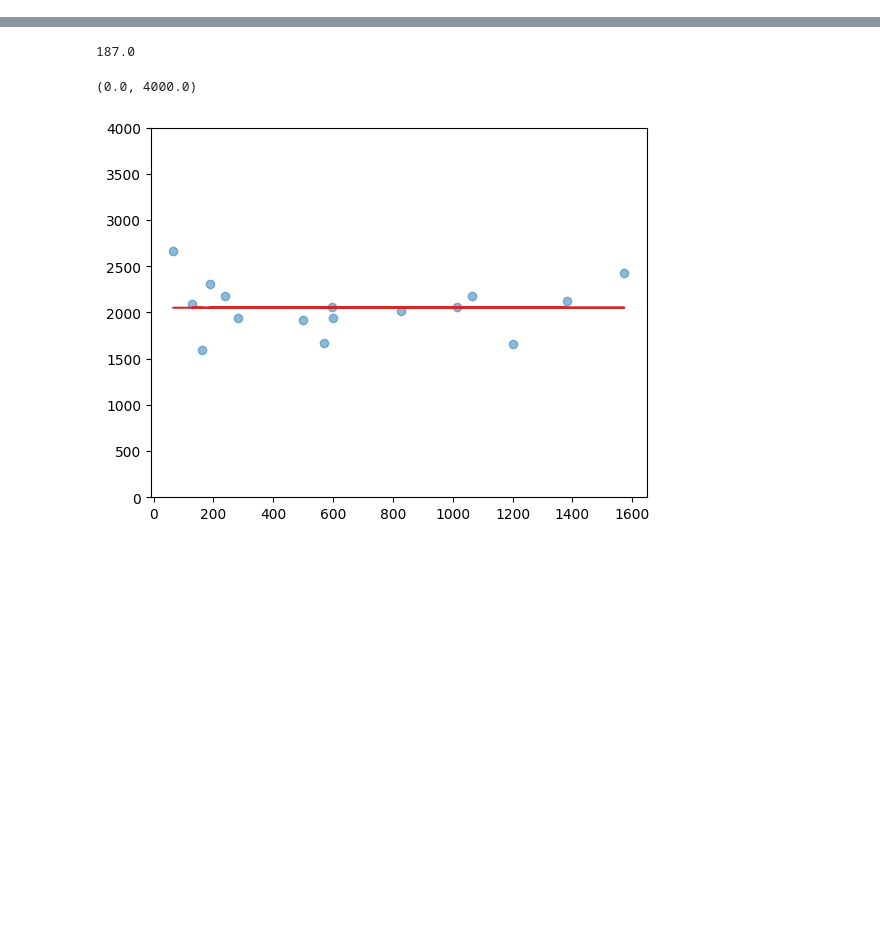
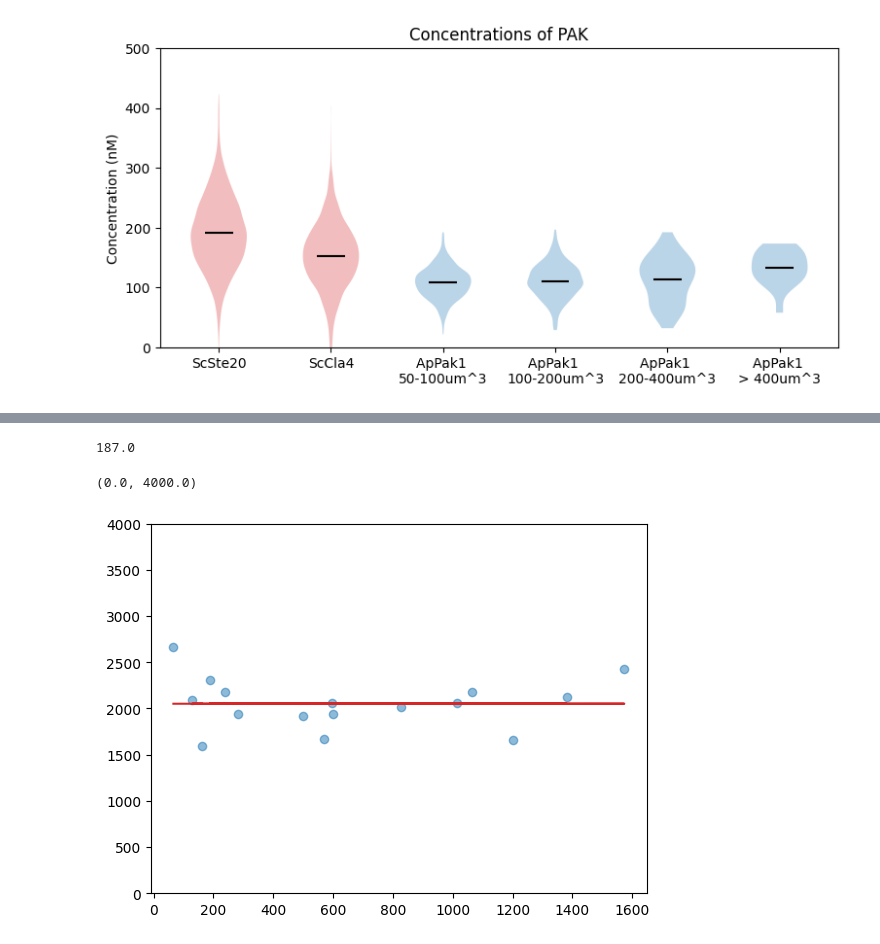
Before and after one commit to crockeraw/PolarityProject, a Jupyter notebook: proj/fig2-concentrations/notebooks/cellpose_brightness.ipynb, the cells around one changed output, grey strips where cells are left out. Cells and saved outputs as stored; diff of their text form; code cells hidden in the pictures; blank space fills up the shorter version.

```diff
--- a/proj/fig2-concentrations/notebooks/cellpose_brightness.ipynb
+++ b/proj/fig2-concentrations/notebooks/cellpose_brightness.ipynb
@@ -8,0 +135,100 @@ import glob
+# %%
+pixelX = 2138
+micronX = 212.13
+pix_to_um = micronX/pixelX
+
+def get_median(m, im):
+    return np.median(im)
+
+meds = []
+vols = []
+for f in glob.glob("../data/2024_09_10-NiceImgs/Ap4*.npy"):
+    dat = np.load(f, allow_pickle=True).item()
+    labels = dat["masks"]
+    img = io.imread(f.replace("_seg.npy", ".tif"))
+    props = regionprops_table(
+        labels, img,
+        properties=('intensity_mean', 'axis_major_length', 'axis_minor_length'),
+        extra_properties=(get_median,)
+        )
+    meds.append(props["get_median"])
+    v = props["axis_major_length"] * props["axis_minor_length"]**2 * (4/3)*(0.5**3)*np.pi
+    vols.append(v*pix_to_um**3)
+
+meds = np.concatenate(meds)
+
+meds = meds - background
+
+remove_dead_and_background = np.multiply(meds < np.mean(meds)+2*np.std(meds), meds > np.mean(meds)-2*np.std(meds))
+meds = meds[remove_dead_and_background]
+
+vols = np.concatenate(vols)
+vols = vols[remove_dead_and_background]
+yeast_only = np.multiply(50 < vols, vols < 100)
+meds = meds * bright_to_conc # conversion factor based on FCS conc meas Ap4
+
+scmeds = []
+scvols = []
+for f in glob.glob("../data/2024_09_10-NiceImgs/Sc4*.npy"):
+    dat = np.load(f, allow_pickle=True).item()
+    labels = dat["masks"]
+    img = io.imread(f.replace("_seg.npy", ".tif"))
+    props = regionprops_table(
+        labels, img,
+        properties=('intensity_mean', 'axis_major_length', 'axis_minor_length'),
+        extra_properties=(get_median,)
+        )
+    scmeds.append(props["get_median"])
+    v = props["axis_major_length"] * props["axis_minor_length"]**2 * (4/3)*(0.5**3)*np.pi
+    scvols.append(v*pix_to_um**3)
+
+scmeds = np.concatenate(scmeds) - background
+
+sc_remove_dead_and_background = np.multiply(scmeds < np.mean(scmeds)+2*np.std(scmeds), scmeds > np.mean(scmeds)-2*np.std(scmeds))
+scmeds = scmeds[sc_remove_dead_and_background] * bright_to_conc * 2 # Double becuase is het for probe
+scvols = np.concatenate(scvols)[sc_remove_dead_and_background]
+
+scmeds2 = []
+scvols2 = []
+for f in glob.glob("../data/2024_09_10-NiceImgs/Sc5*.npy"):
+    dat = np.load(f, allow_pickle=True).item()
+    labels = dat["masks"]
+    img = io.imread(f.replace("_seg.npy", ".tif"))
+    props = regionprops_table(
+        labels, img,
+        properties=('intensity_mean', 'axis_major_length', 'axis_minor_length'),
+        extra_properties=(get_median,)
+        )
+    scmeds2.append(props["get_median"])
+    v = props["axis_major_length"] * props["axis_minor_length"]**2 * (4/3)*(0.5**3)*np.pi
+    scvols2.append(v*pix_to_um**3)
+
+scmeds2 = np.concatenate(scmeds2) - background
+
+sc_remove_dead_and_background = np.multiply(scmeds2 < np.mean(scmeds2)+2*np.std(scmeds2), scmeds2 > np.mean(scmeds2)-2*np.std(scmeds2))
+scmeds2 = scmeds2[sc_remove_dead_and_background] * bright_to_conc * 2 # Double becuase is het for probe
+scvols2 = np.concatenate(scvols2)[sc_remove_dead_and_background]
+
+
+fig, ax = plt.subplots(figsize=(9, 4))
+set1 = meds[np.multiply(vols > 50, vols <100)]
+set2 = meds[np.multiply(vols > 100, vols <200)]
+set3 = meds[np.multiply(vols > 200, vols <400)]
+set4 = meds[vols > 400]
+
+sets = [scmeds,scmeds2,set1,set2,set3,set4]
+parts = ax.violinplot(
+        sets, showmeans=True, showmedians=False,
+        showextrema=False)
+parts["bodies"][0].set_facecolor("C03")
+parts["bodies"][1].set_facecolor("C03")
+parts["cmeans"].set_edgecolor("black")
+labels = ["ScSte20", "ScCla4", "ApPak1 \n50-100um^3", "ApPak1 \n100-200um^3", "ApPak1 \n200-400um^3", "ApPak1 \n> 400um^3"]
+ax.set_xticks([1,2,3,4,5,6])
+ax.set_xticklabels(labels)
+ax.set_ylabel("Concentration (nM)")
+ax.set_ylim(0,500)
+plt.title("Concentrations of PAK")
+plt.savefig("../figures/conc_Pak.png")
+# %% [output]
+[figure, added]
```
Also changed, not shown: parts of 14 cells of this notebook.
